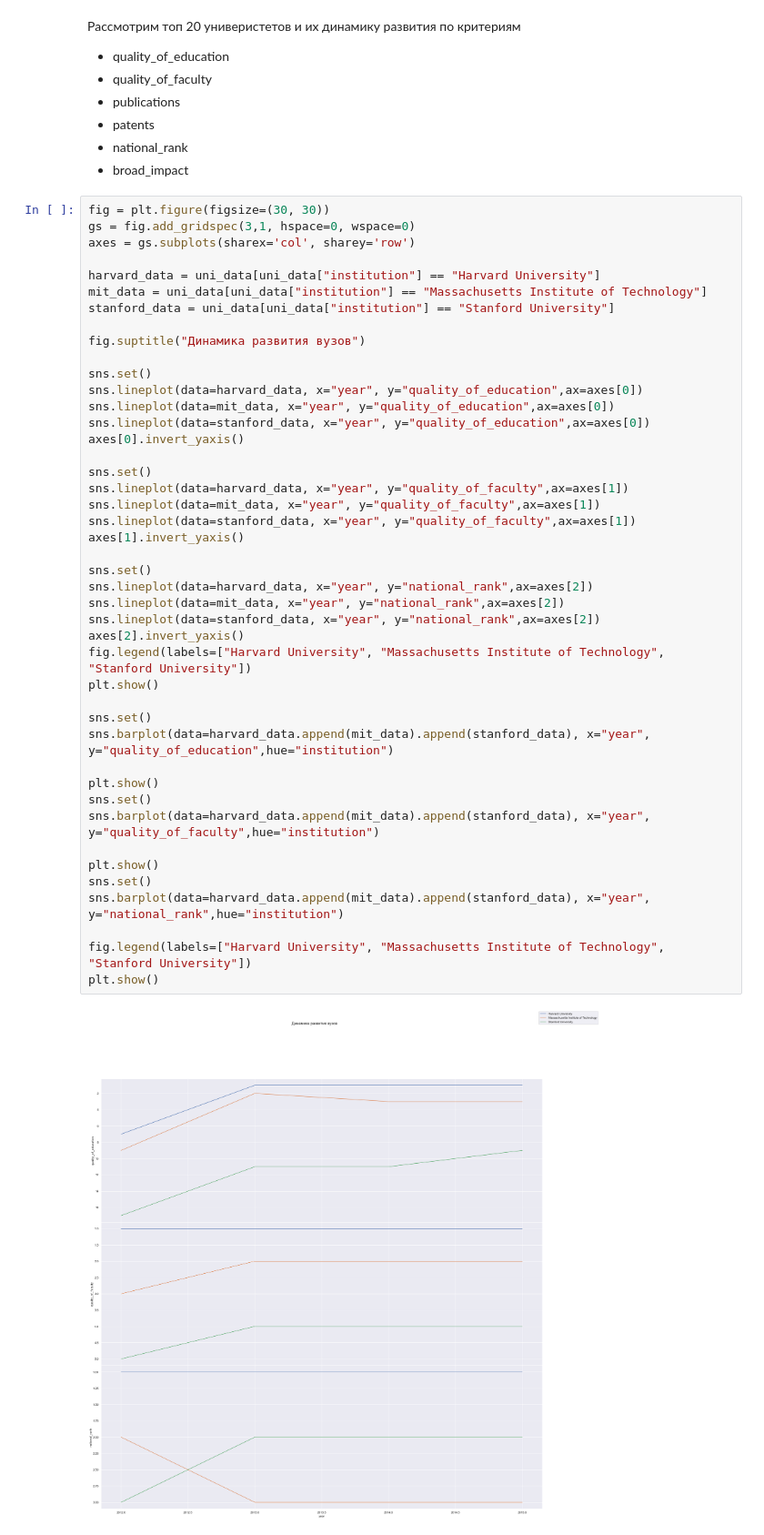
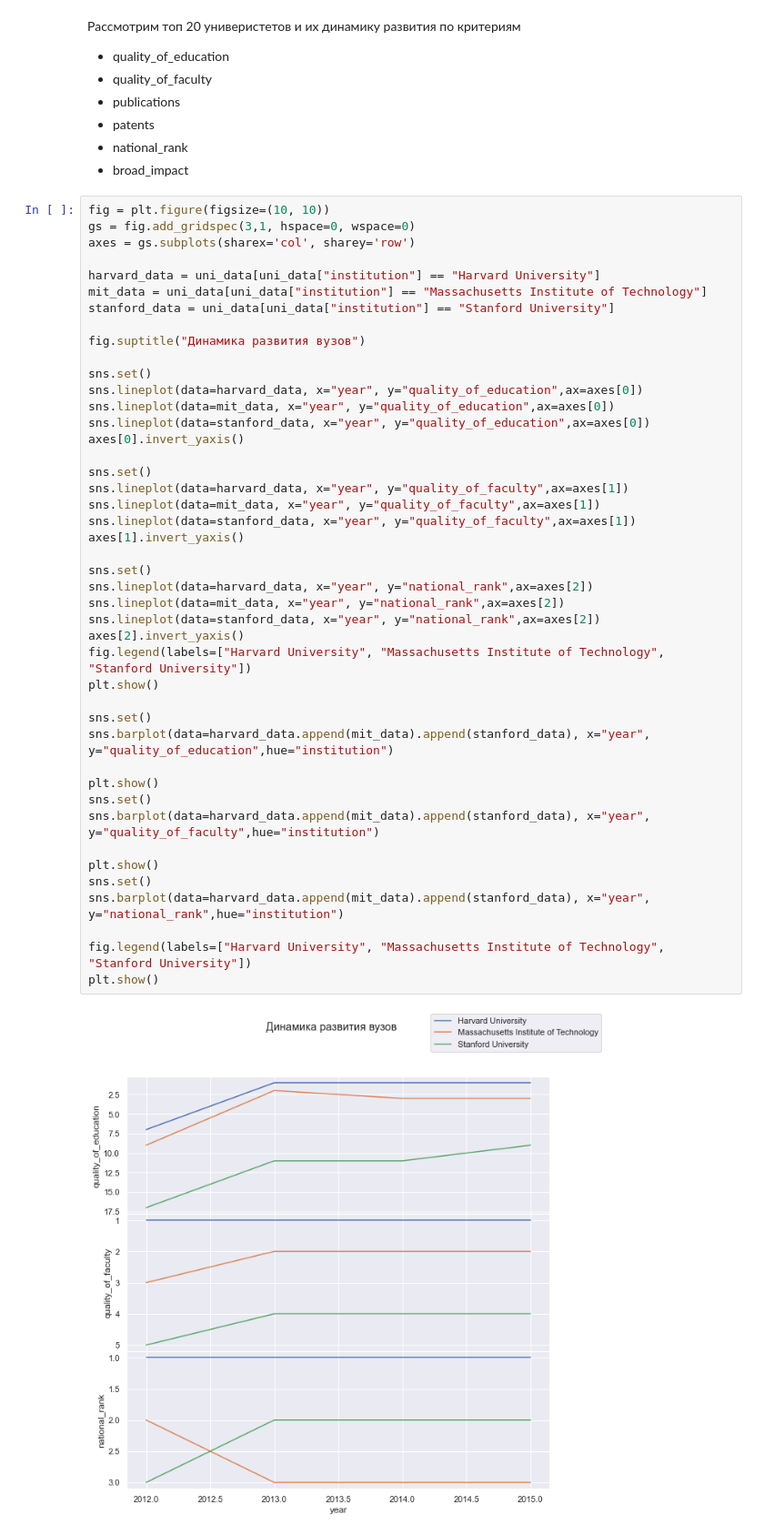
Before and after one commit to Artemidividiy/hse_hw, a Jupyter notebook: hse_hw.ipynb, the cells around one changed output. Shown at 91% size. Cells and saved outputs as stored; diff of their text form.

```diff
--- a/hse_hw.ipynb
+++ b/hse_hw.ipynb
@@ -270,7 +272,7 @@ sns.heatmap(data=quality_unis.corr(), cmap="YlGnBu", annot=True, cbar_ax=cbar_ax
 * national_rank
 * broad_impact
 # %%
-fig = plt.figure(figsize=(30, 30))
+fig = plt.figure(figsize=(10, 10))
 gs = fig.add_gridspec(3,1, hspace=0, wspace=0)
 axes = gs.subplots(sharex='col', sharey='row')
 
@@ -287,34 +289,34 @@ sns.lineplot(data=stanford_data, x="year", y="quality_of_education",ax=axes[0])
 axes[0].invert_yaxis()
 
 sns.set()
 sns.lineplot(data=harvard_data, x="year", y="quality_of_faculty",ax=axes[1])
 sns.lineplot(data=mit_data, x="year", y="quality_of_faculty",ax=axes[1])
 sns.lineplot(data=stanford_data, x="year", y="quality_of_faculty",ax=axes[1])
 axes[1].invert_yaxis()
 
 sns.set()
 sns.lineplot(data=harvard_data, x="year", y="national_rank",ax=axes[2])
 sns.lineplot(data=mit_data, x="year", y="national_rank",ax=axes[2])
 sns.lineplot(data=stanford_data, x="year", y="national_rank",ax=axes[2])
 axes[2].invert_yaxis()
 fig.legend(labels=["Harvard University", "Massachusetts Institute of Technology", "Stanford University"])
 plt.show()
 
 sns.set()
 sns.barplot(data=harvard_data.append(mit_data).append(stanford_data), x="year", y="quality_of_education",hue="institution")
 
 plt.show()
 sns.set()
 sns.barplot(data=harvard_data.append(mit_data).append(stanford_data), x="year", y="quality_of_faculty",hue="institution")
 
 plt.show()
 sns.set()
 sns.barplot(data=harvard_data.append(mit_data).append(stanford_data), x="year", y="national_rank",hue="institution")
 
 fig.legend(labels=["Harvard University", "Massachusetts Institute of Technology", "Stanford University"])
 plt.show()
 # %% [output]
-[figure, old version]
+[figure, new version]
 [figure]
 [figure]
 [figure]
```
Also changed, not shown: parts of 1 cell of this notebook.
